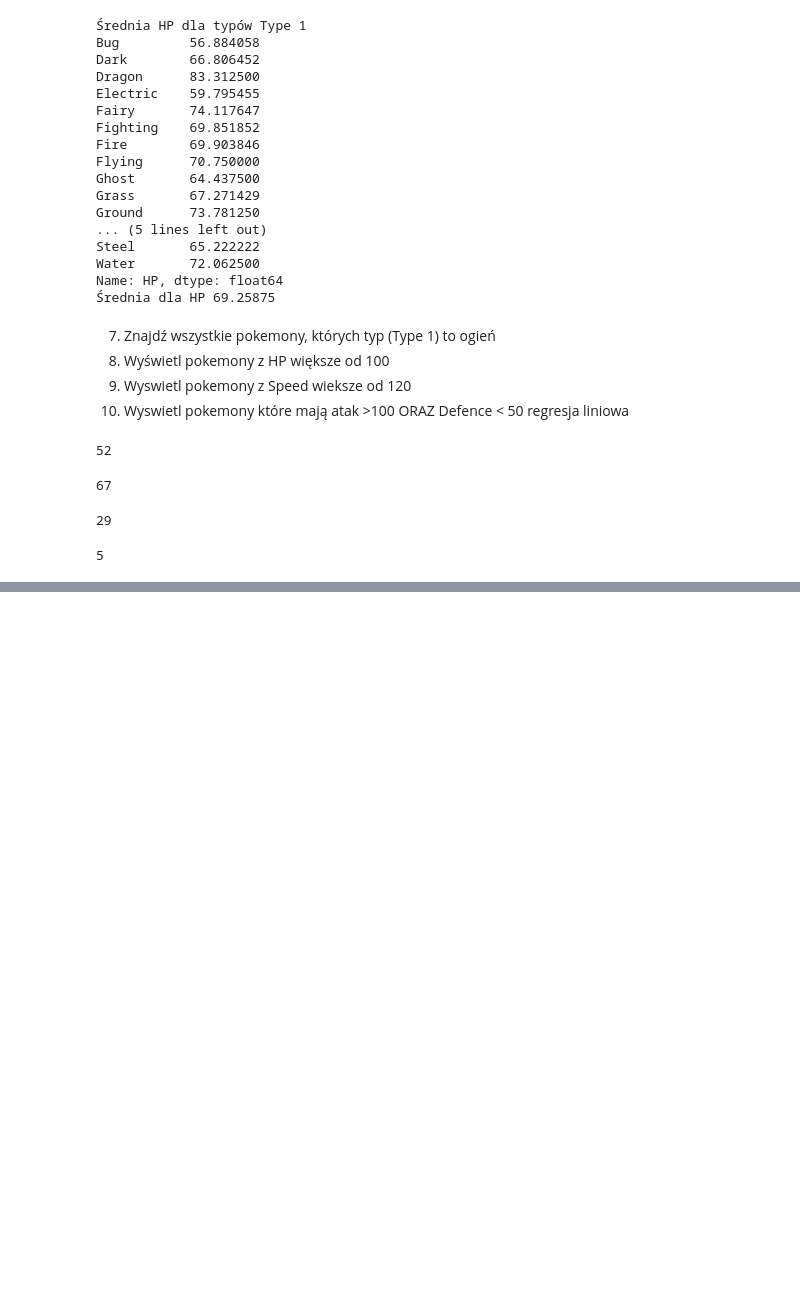
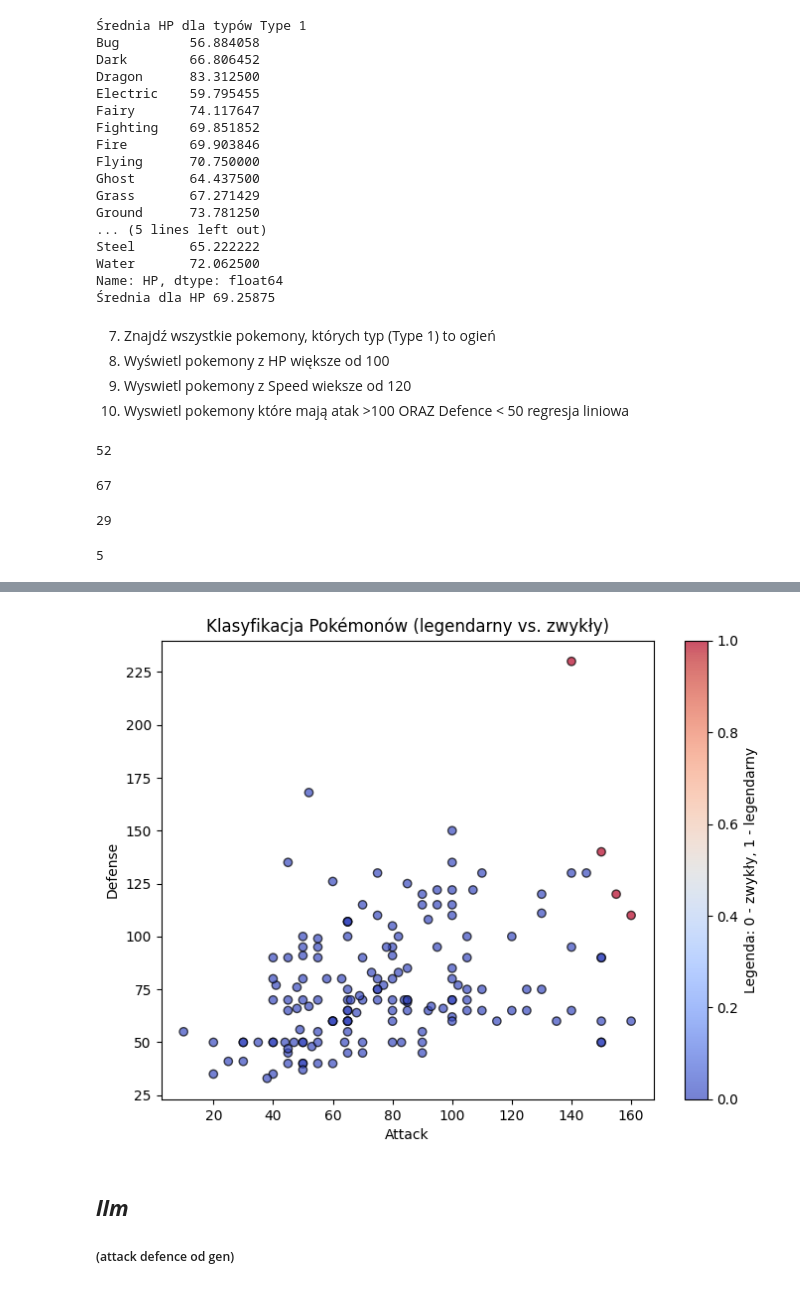
Before and after one commit to tak-creator/giganci, a Jupyter notebook: pandas_pokemon.ipynb, the cells around one changed output, grey strips where cells are left out. Cells and saved outputs as stored; diff of their text form; code cells hidden in the pictures; blank space fills up the shorter version.

```diff
--- a/pandas_pokemon.ipynb
+++ b/pandas_pokemon.ipynb
@@ -164,0 +170,15 @@ print(D)
+# %%
+# prompt: Klasyfikacja pokemonów attak defence legendarny i normalny
+
+import pandas as pd
+from sklearn.model_selection import train_test_split
+from sklearn.linear_model import LogisticRegression
+from sklearn.metrics import accuracy_score, precision_score, recall_score, f1_score, classification_report
+
+
+# Załaduj dane
+dataframe = pd.read_csv('Pokemon.csv')
+
+# Przygotuj dane do klasyfikacji
+X = dataframe[['Attack', 'Defense']]
+Y = dataframe['Legendary'].astype(int)  # Konwersja wartości logicznych na liczby 1 i 0
@@ -164,0 +193,13 @@ print(D)
+# %%
+#Podział na zbiór uczący i testowy
+X_train, X_test, Y_train, Y_test = train_test_split(
+    X, Y,
+    test_size=0.2,
+    random_state=42
+)
+#Tworzenie i trenowanie modelu
+model = LogisticRegression()# Tworzy obiekt modelu regresji logistycznej
+model.fit(X_train, Y_train)
+
+# Predykcja na zbiorze testowym
+Y_pred = model.predict(X_test)
@@ -164,0 +283,20 @@ print(D)
+# %%
+plt.figure(figsize=(8, 6))
+plt.scatter(
+    X_test['Attack'],
+    X_test['Defense'],
+    c=Y_pred,
+    cmap='coolwarm',
+    edgecolors='k',
+    alpha=0.7
+)
+plt.xlabel('Attack')
+plt.ylabel('Defense')
+plt.title('Klasyfikacja Pokémonów (legendarny vs. zwykły)')
+plt.colorbar(label='Legenda: 0 - zwykły, 1 - legendarny')
+plt.show()
+# %% [output]
+[figure, added]
+# %% [markdown]
+## ***llm***
+##### (attack defence od gen)
```
Also changed, not shown: parts of 17 cells of this notebook.
